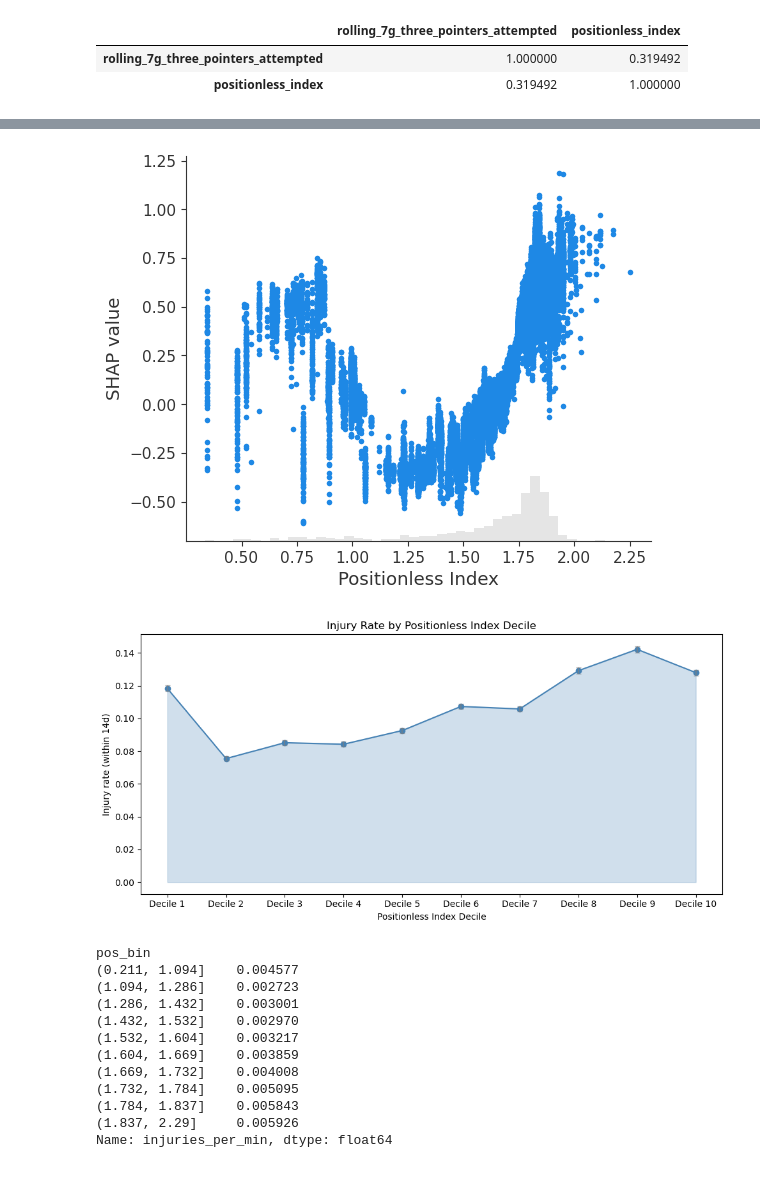
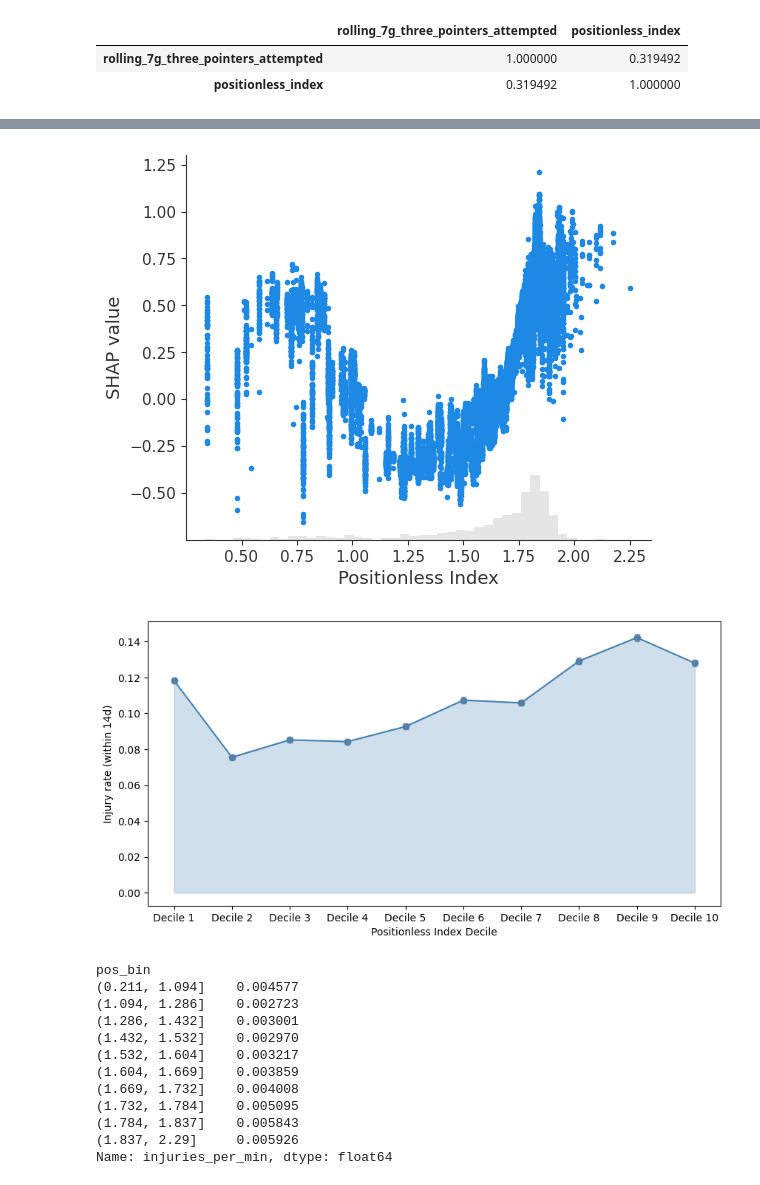
Before and after one commit to vedanttapiavala/positionless-NBA-analytics, a Jupyter notebook: code/016_injury_prediction.ipynb, the cells around one changed output, grey strips where cells are left out. Drawn from its saved outputs; the diff is of its cells as text; code cells hidden in the pictures.

Commit message:
Add Plots to 016_injury_prediction.ipynb

```diff
--- a/code/016_injury_prediction.ipynb
+++ b/code/016_injury_prediction.ipynb
@@ -490,8 +493,12 @@ ax = plt.gca()
 ax.set_xlabel("Positionless Index")   # x-axis label
 ax.set_ylabel("SHAP value")           # y-axis label (default is SHAP value)
 fig = ax.get_figure()
+
+fig.savefig('../output/Figures/SHAP Scatter Plot for Positionless Index.svg',
+            format='svg',
+            bbox_inches='tight')
 # %% [output]
-[figure, old version]
+[figure, new version]
 # %%
 import numpy as np
 import matplotlib.pyplot as plt
@@ -502,34 +509,32 @@ df["pos_bin"] = pd.qcut(df["positionless_index"], 10, duplicates="drop")
 # aggregate stats
 plot_df = (
     df.groupby("pos_bin")["injury_within_14d"]
     .agg(["mean", "std", "count"])
     .reset_index()
 )
 
 # decile labels
 plot_df["decile"] = np.arange(1, len(plot_df) + 1)
 
 x = plot_df["decile"]
 y = plot_df["mean"]
 err = plot_df["std"] / np.sqrt(plot_df['count'])
 
 plt.figure(figsize=(10, 5))
 
 # area under curve
 plt.fill_between(x, y, color="steelblue", alpha=0.25)
 
 # main line
 plt.plot(x, y, marker="o", color="steelblue")
 
 # error bars (±1 std)
 plt.errorbar(x, y, yerr=err, fmt="none", ecolor="gray", alpha=0.6, capsize=3)
 
 plt.xticks(x, [f"Decile {i}" for i in x], rotation=0)
 plt.xlabel("Positionless Index Decile")
 plt.ylabel("Injury rate (within 14d)")
-plt.title("Injury Rate by Positionless Index Decile")
 
-plt.tight_layout()
-plt.show()
+fig = plt.gcf()
 # %% [output]
-[figure, old version]
+[figure, new version]
```
Also changed, not shown: parts of 10 cells of this notebook, 5 other files.
